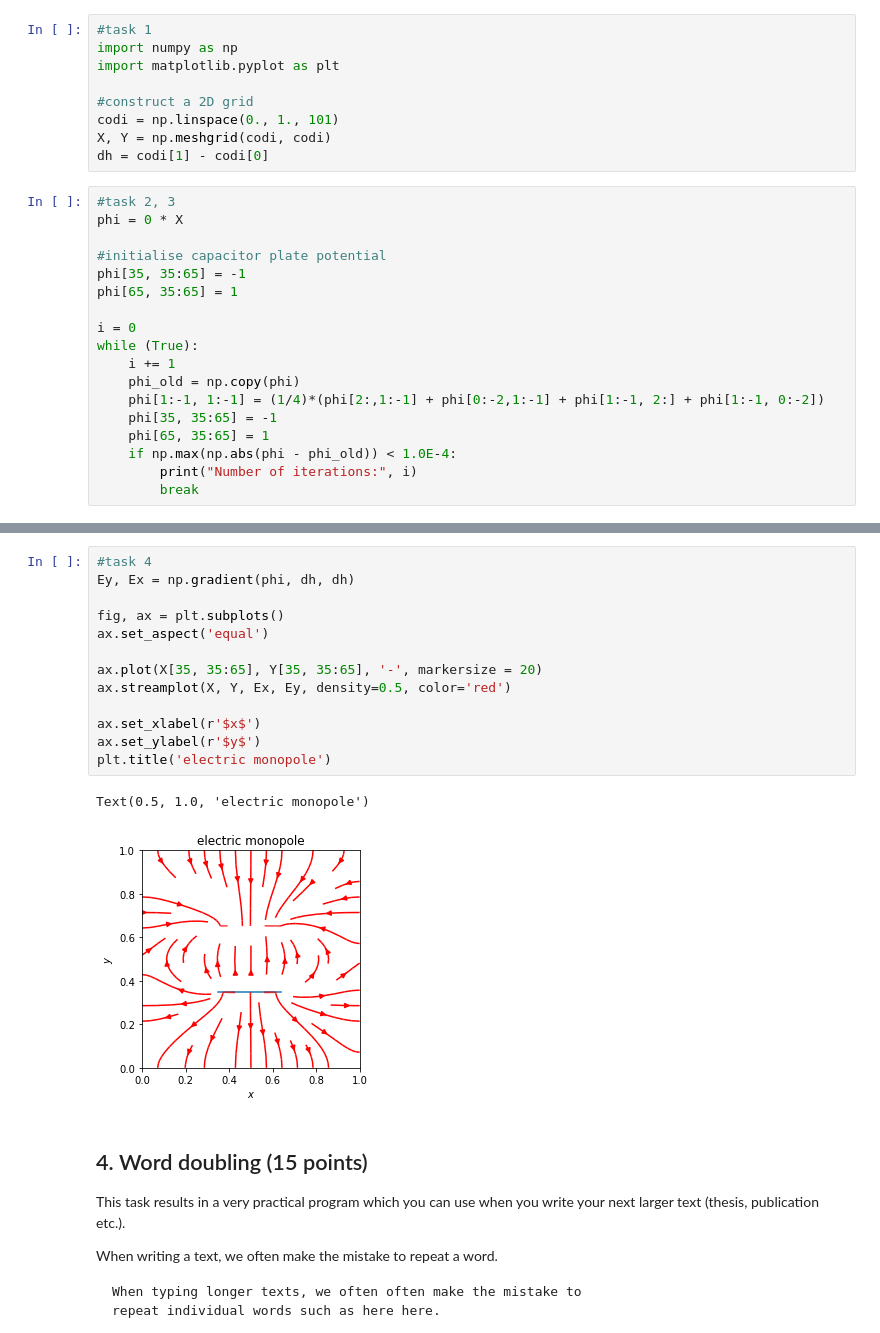
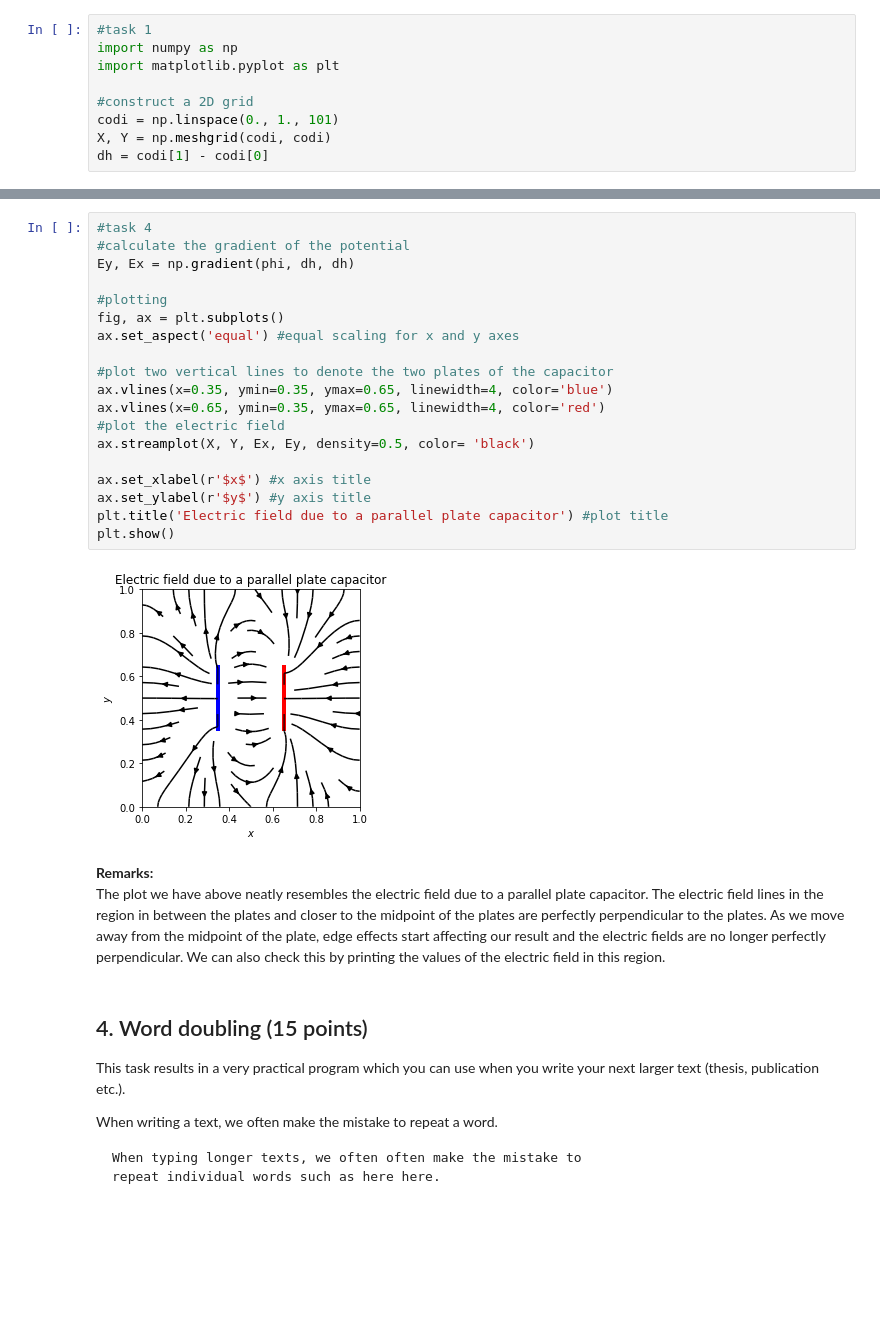
Before and after one commit to smilex555/phys718-hwp, a Jupyter notebook: hw4/hw4.ipynb, the cells around one changed output, grey strips where cells are left out. Drawn from its saved outputs; the diff is of its cells as text; blank space fills up the shorter version.

```diff
--- a/hw4/hw4.ipynb
+++ b/hw4/hw4.ipynb
@@ -76,21 +76,3 @@ import matplotlib.pyplot as plt
 codi = np.linspace(0., 1., 101)
 X, Y = np.meshgrid(codi, codi)
 dh = codi[1] - codi[0]
-# %%
-#task 2, 3
-phi = 0 * X
-
-#initialise capacitor plate potential
-phi[35, 35:65] = -1
-phi[65, 35:65] = 1
-
-i = 0
-while (True):
-    i += 1
-    phi_old = np.copy(phi)
-    phi[1:-1, 1:-1] = (1/4)*(phi[2:,1:-1] + phi[0:-2,1:-1] + phi[1:-1, 2:] + phi[1:-1, 0:-2])
-    phi[35, 35:65] = -1
-    phi[65, 35:65] = 1
-    if np.max(np.abs(phi - phi_old)) < 1.0E-4:
-        print("Number of iterations:", i)
-        break
@@ -99,19 +113,27 @@ Number of iterations: 1111
 # %%
 #task 4
+#calculate the gradient of the potential
 Ey, Ex = np.gradient(phi, dh, dh)
 
+#plotting
 fig, ax = plt.subplots()
-ax.set_aspect('equal')
+ax.set_aspect('equal') #equal scaling for x and y axes
 
-ax.plot(X[35, 35:65], Y[35, 35:65], '-', markersize = 20)
-ax.streamplot(X, Y, Ex, Ey, density=0.5, color='red')
+#plot two vertical lines to denote the two plates of the capacitor
+ax.vlines(x=0.35, ymin=0.35, ymax=0.65, linewidth=4, color='blue')
+ax.vlines(x=0.65, ymin=0.35, ymax=0.65, linewidth=4, color='red')
+#plot the electric field
+ax.streamplot(X, Y, Ex, Ey, density=0.5, color= 'black')
 
-ax.set_xlabel(r'$x$')
-ax.set_ylabel(r'$y$')
-plt.title('electric monopole')
+ax.set_xlabel(r'$x$') #x axis title
+ax.set_ylabel(r'$y$') #y axis title
+plt.title('Electric field due to a parallel plate capacitor') #plot title
+plt.show()
 # %% [output]
-Text(0.5, 1.0, 'electric monopole')
-[figure, old version]
+[figure, new version]
+# %% [markdown]
+**Remarks:**
+The plot we have above neatly resembles the electric field due to a parallel plate capacitor. The electric field lines in the region in between the plates and closer to the midpoint of the plates are perfectly perpendicular to the plates. As we move away from the midpoint of the plate, edge effects start affecting our result and the electric fields are no longer perfectly perpendicular. We can also check this by printing the values of the electric field in this region.
 # %% [markdown]
 ## 4. Word doubling (15 points)
 
```
Also changed, not shown: parts of 3 cells of this notebook.
